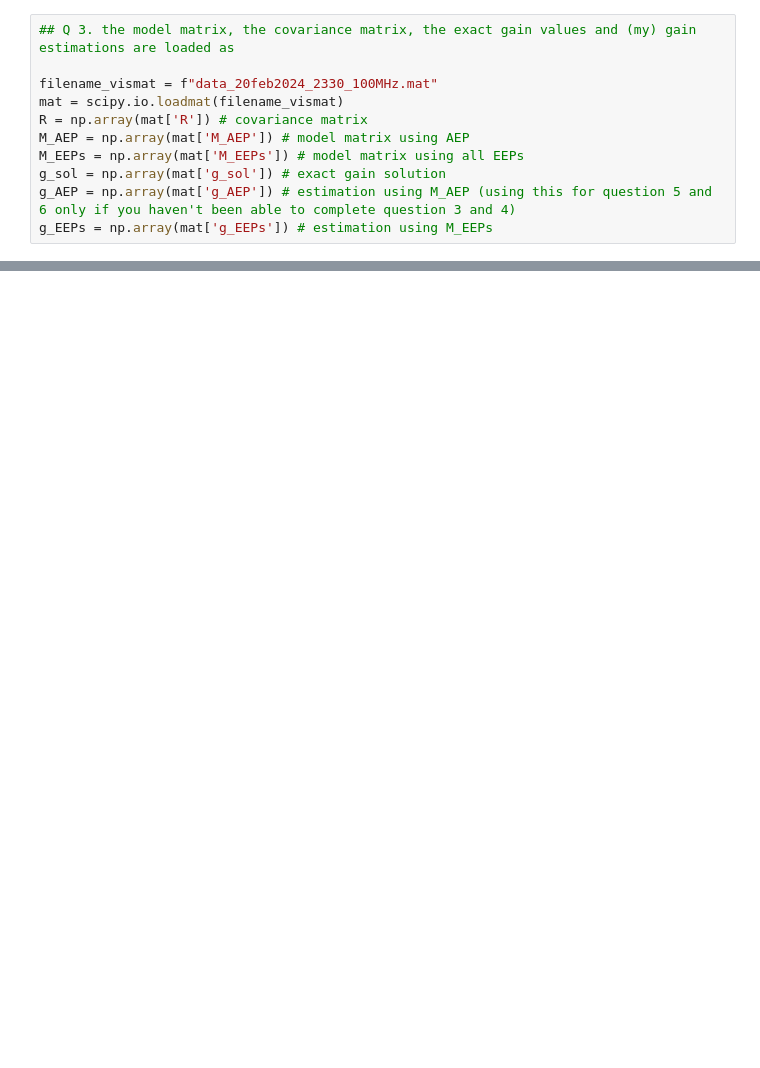
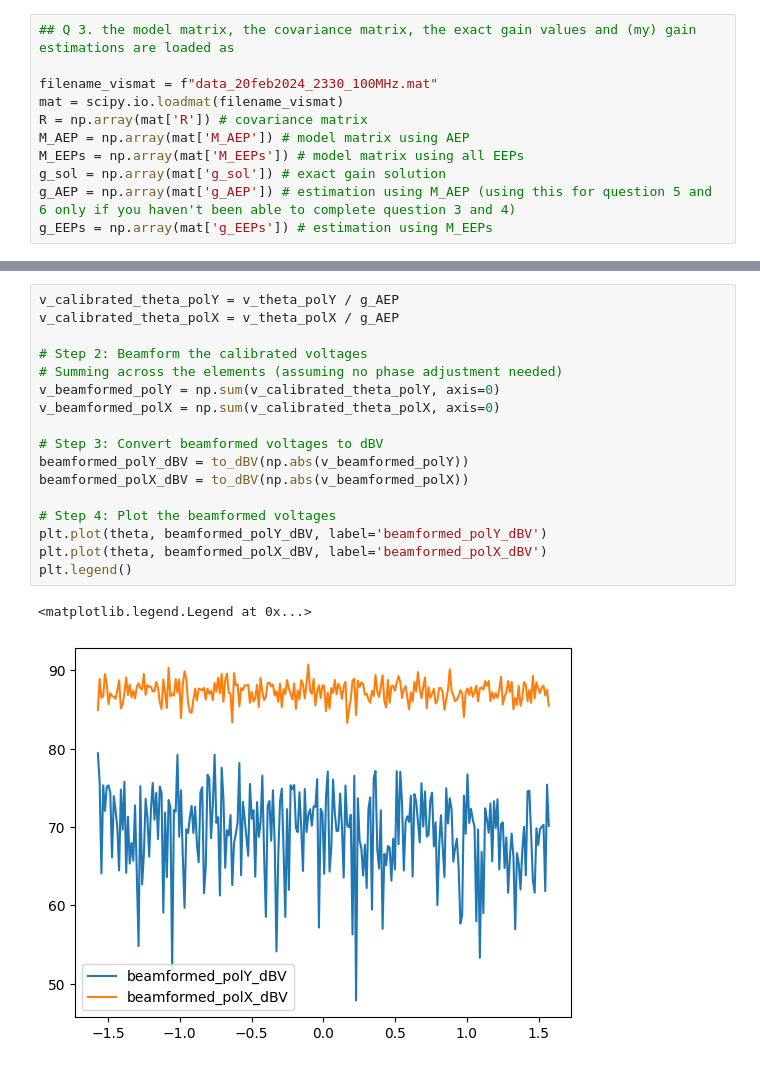
Before and after one commit to MaxTalberg/SKA-low-mini-project, a Jupyter notebook: harp_beam/CW.ipynb, the cells around one changed output, grey strips where cells are left out. Drawn from its saved outputs; the diff is of its cells as text; blank space fills up the shorter version.

```diff
--- a/harp_beam/CW.ipynb
+++ b/harp_beam/CW.ipynb
@@ -45,0 +86,20 @@ g_EEPs = np.array(mat['g_EEPs']) # estimation using M_EEPs
+# %%
+v_calibrated_theta_polY = v_theta_polY / g_AEP
+v_calibrated_theta_polX = v_theta_polX / g_AEP
+
+# Step 2: Beamform the calibrated voltages
+# Summing across the elements (assuming no phase adjustment needed)
+v_beamformed_polY = np.sum(v_calibrated_theta_polY, axis=0)
+v_beamformed_polX = np.sum(v_calibrated_theta_polX, axis=0)
+
+# Step 3: Convert beamformed voltages to dBV
+beamformed_polY_dBV = to_dBV(np.abs(v_beamformed_polY))
+beamformed_polX_dBV = to_dBV(np.abs(v_beamformed_polX))
+
+# Step 4: Plot the beamformed voltages
+plt.plot(theta, beamformed_polY_dBV, label='beamformed_polY_dBV')
+plt.plot(theta, beamformed_polX_dBV, label='beamformed_polX_dBV')
+plt.legend()
+# %% [output]
+<matplotlib.legend.Legend at 0x...>
+[figure, added]
```
Also changed, not shown: parts of 4 cells of this notebook, 1 other file.
